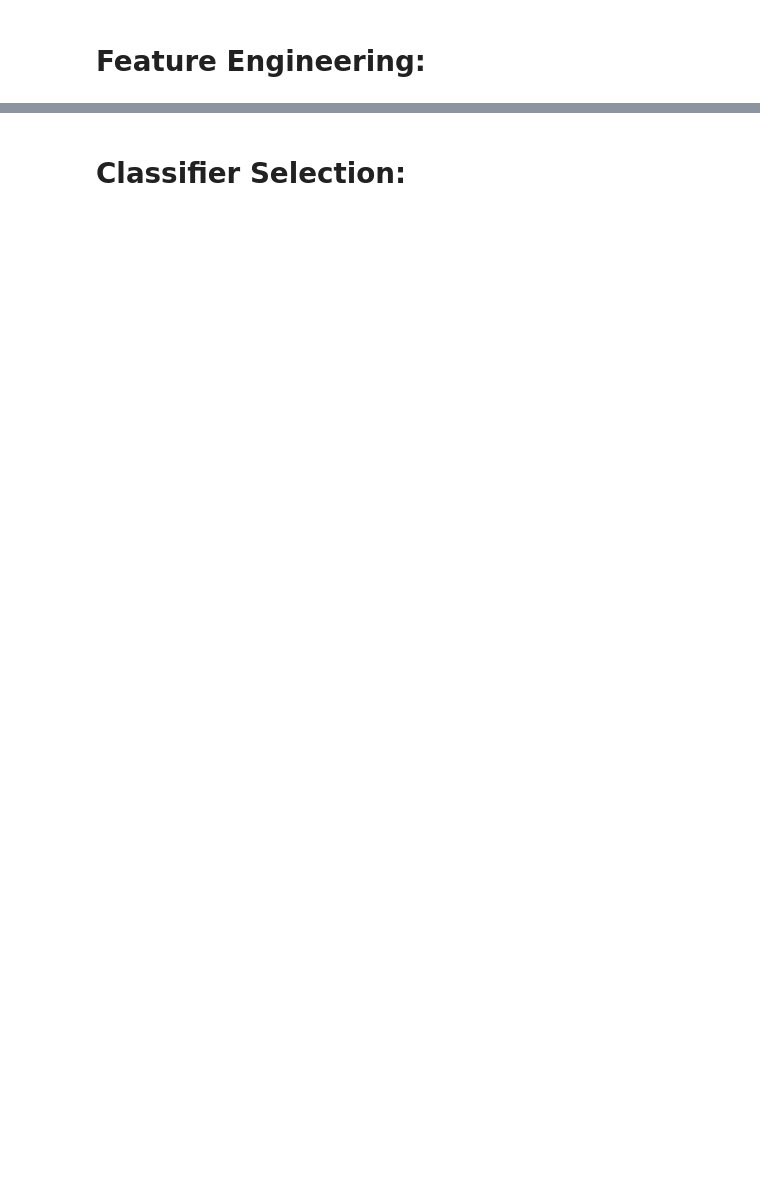
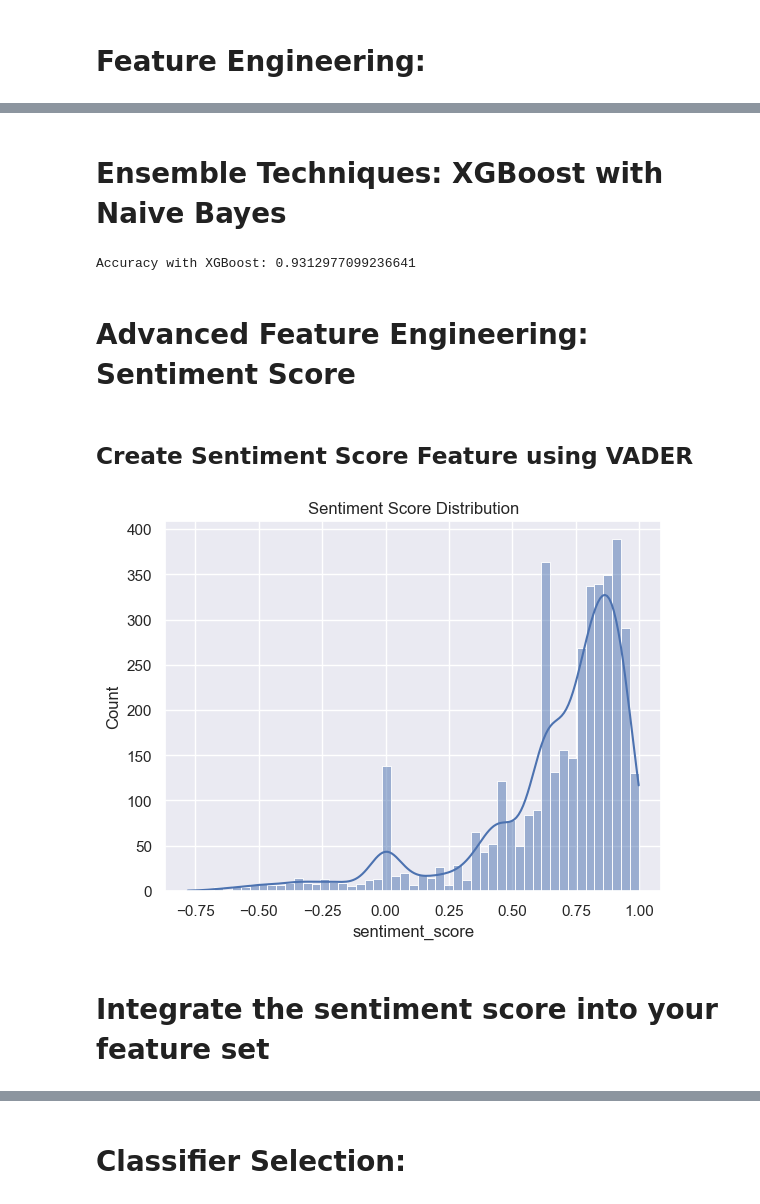
Before and after one commit to analysis86/Capstone-E-commerce, a Jupyter notebook: Jupyter Notebook/ Task 1 & 2_Class Imbalance Problem.ipynb, the cells around one changed output, grey strips where cells are left out. Cells and saved outputs as stored; diff of their text form; code cells hidden in the pictures; blank space fills up the shorter version.

```diff
--- a/Jupyter Notebook/ Task 1 & 2_Class Imbalance Problem.ipynb
+++ b/Jupyter Notebook/ Task 1 & 2_Class Imbalance Problem.ipynb
@@ -297,0 +570,46 @@ from sklearn.metrics import accuracy_score
+# %% [markdown]
+# Ensemble Techniques: XGBoost with Naive Bayes
+# %%
+import xgboost as xgb
+from sklearn.metrics import accuracy_score
+from imblearn.over_sampling import SMOTE
+from sklearn.naive_bayes import MultinomialNB
+
+# Apply SMOTE to balance class distribution
+smote = SMOTE(sampling_strategy='auto', random_state=42)
+X_train_resampled, y_train_resampled = smote.fit_resample(X_train, y_train)
+
+# Train Naive Bayes
+nb_classifier = MultinomialNB()
+nb_classifier.fit(X_train_resampled, y_train_resampled)
+
+# Train XGBoost
+xgb_classifier = xgb.XGBClassifier(use_label_encoder=False, eval_metric='mlogloss')
+xgb_classifier.fit(X_train_resampled, y_train_resampled)
+
+# Predict and evaluate
+y_pred = xgb_classifier.predict(X_test)
+print(f"Accuracy with XGBoost: {accuracy_score(y_test, y_pred)}")
+# %% [output]
+Accuracy with XGBoost: 0.9312977099236641
+# %% [markdown]
+# Advanced Feature Engineering: Sentiment Score
+# %% [markdown]
+## Create Sentiment Score Feature using VADER
+# %%
+from nltk.sentiment.vader import SentimentIntensityAnalyzer
+
+# Initialize the SentimentIntensityAnalyzer
+sia = SentimentIntensityAnalyzer()
+
+# Create a new feature column based on sentiment score
+train['sentiment_score'] = train['reviews_text'].apply(lambda x: sia.polarity_scores(x)['compound'])
+
+# Visualize the sentiment score distribution
+sns.histplot(train['sentiment_score'], kde=True)
+plt.title('Sentiment Score Distribution')
+plt.show()
+# %% [output]
+[figure, added]
+# %% [markdown]
+# Integrate the sentiment score into your feature set
```
Also changed, not shown: parts of 99 cells of this notebook, 5 other files.
